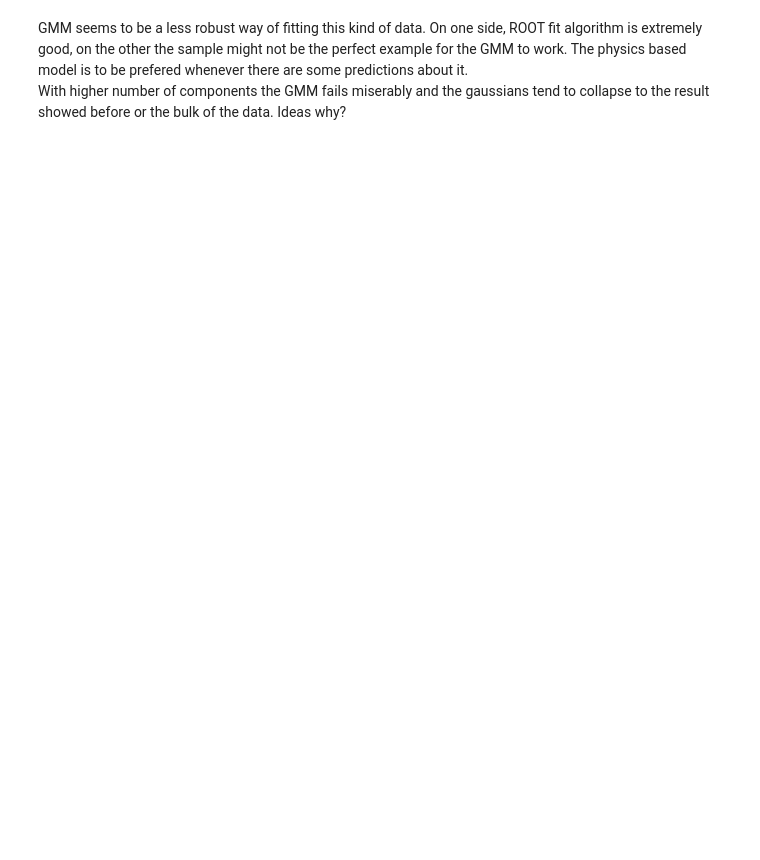
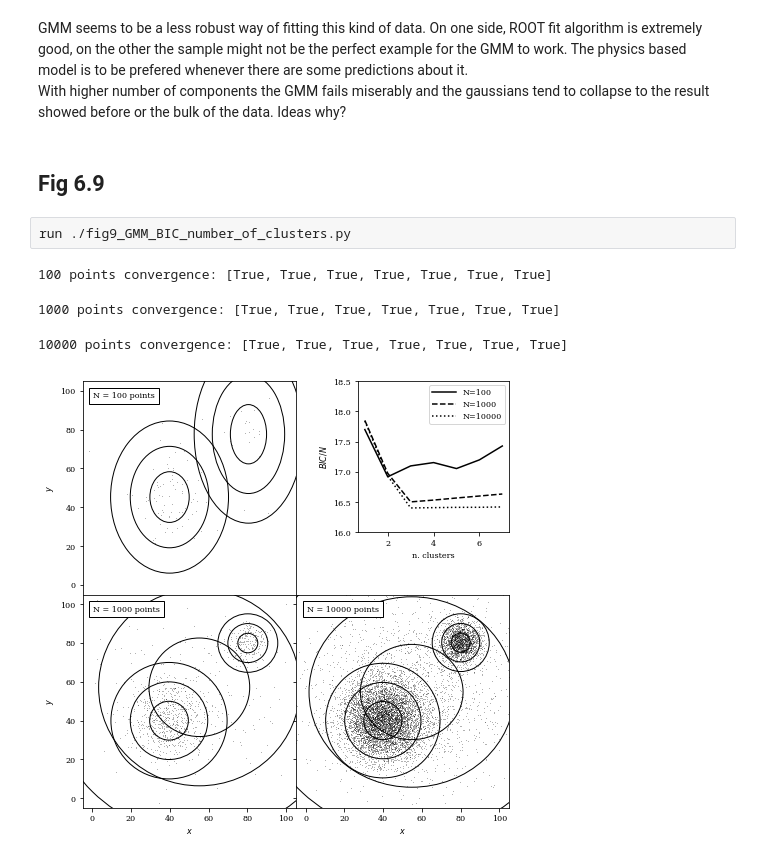
Before and after one commit to oskarkleincentre/MachineLearningInAstronomy, a Jupyter notebook: classes/Hand_On_2/Figure_scripts/Hands_on_Ch6.ipynb, the cells around one changed output. Saved outputs shown, nothing was run; the diff lists cells and outputs as text; blank space fills up the shorter version.

```diff
--- a/classes/Hand_On_2/Figure_scripts/Hands_on_Ch6.ipynb
+++ b/classes/Hand_On_2/Figure_scripts/Hands_on_Ch6.ipynb
@@ -96,3 +93,12 @@ PBM result (ROOT):
 # %% [markdown]
 GMM seems to be a less robust way of fitting this kind of data. On one side, ROOT fit algorithm is extremely good, on the other the sample might not be the perfect example for the GMM to work. The physics based model is to be prefered whenever there are some predictions about it.<br />
 With higher number of components the GMM fails miserably and the gaussians tend to collapse to the result showed before or the bulk of the data. Ideas why?
+# %% [markdown]
+## Fig 6.9
+# %%
+run ./fig9_GMM_BIC_number_of_clusters.py
+# %% [output]
+100 points convergence: [True, True, True, True, True, True, True]
+1000 points convergence: [True, True, True, True, True, True, True]
+10000 points convergence: [True, True, True, True, True, True, True]
+[figure, added]
```
Also changed, not shown: parts of 3 cells of this notebook, 3 other files.
